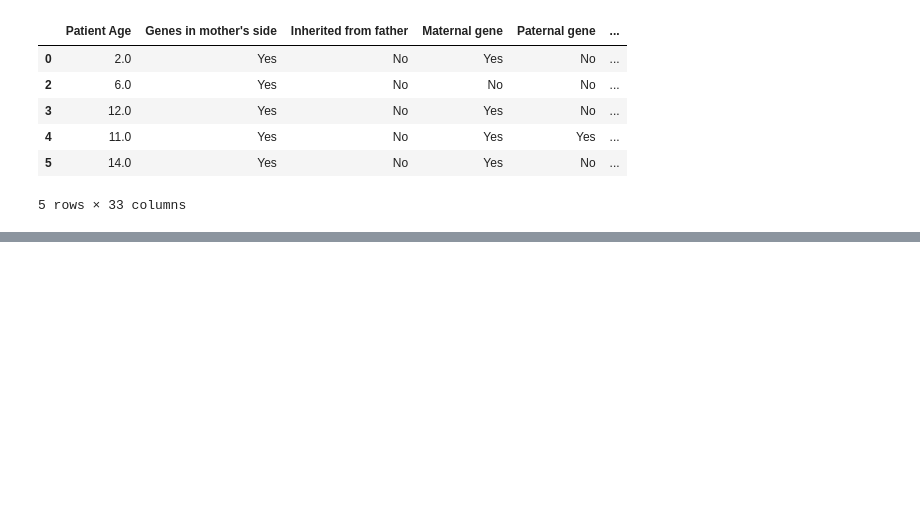
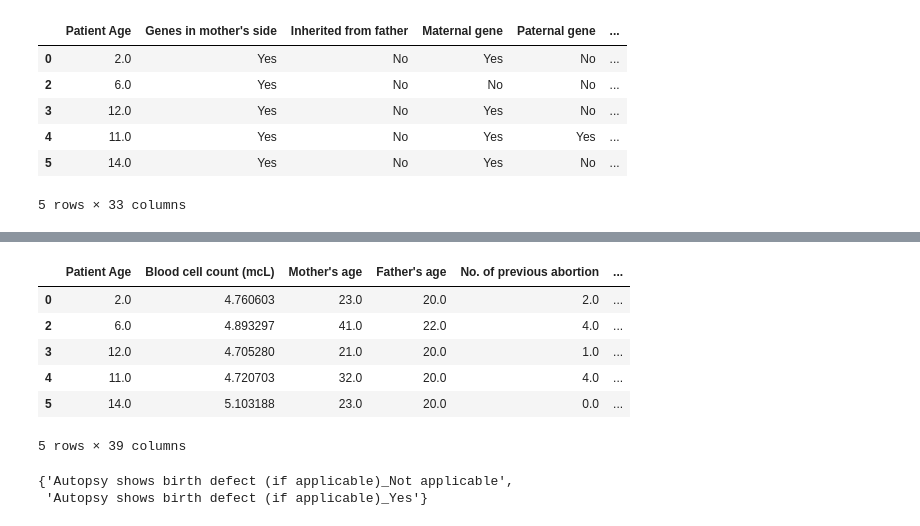
Before and after one commit to mayurimhetre/ML-HackerEarth-Genetics, a Jupyter notebook: EDA_genetics_dataset.ipynb, the cells around one changed output, grey strips where cells are left out. Saved outputs shown, nothing was run; the diff lists cells and outputs as text; code cells hidden in the pictures; blank space fills up the shorter version.

```diff
--- a/EDA_genetics_dataset.ipynb
+++ b/EDA_genetics_dataset.ipynb
@@ -584,0 +599,10 @@ train.to_csv('train_eda.csv')
+# %%
+train_independent.head()
+# %% [output]
+|  | Patient Age | Blood cell count (mcL) | Mother's age | Father's age | No. of previous abortion | ... |
+| 0 | 2.0 | 4.760603 | 23.0 | 20.0 | 2.0 | ... |
+| 2 | 6.0 | 4.893297 | 41.0 | 22.0 | 4.0 | ... |
+| 3 | 12.0 | 4.705280 | 21.0 | 20.0 | 1.0 | ... |
+| 4 | 11.0 | 4.720703 | 32.0 | 20.0 | 4.0 | ... |
+| 5 | 14.0 | 5.103188 | 23.0 | 20.0 | 0.0 | ... |
+5 rows × 39 columns
@@ -584,0 +619,5 @@ train.to_csv('train_eda.csv')
+# %%
+correlation(train_independent,0.6)
+# %% [output]
+{'Autopsy shows birth defect (if applicable)_Not applicable',
+ 'Autopsy shows birth defect (if applicable)_Yes'}
```
Also changed, not shown: parts of 19 cells of this notebook.
